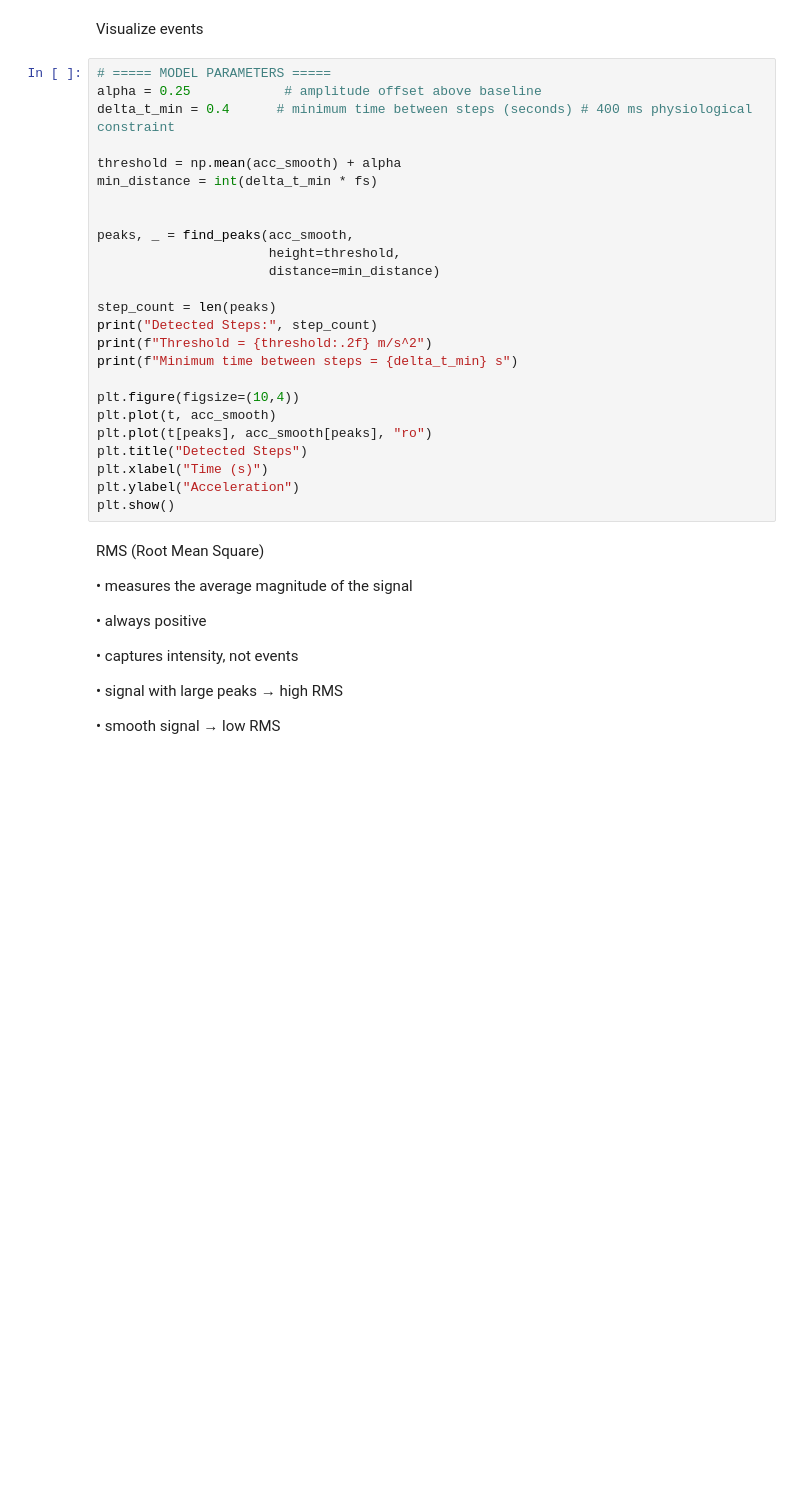
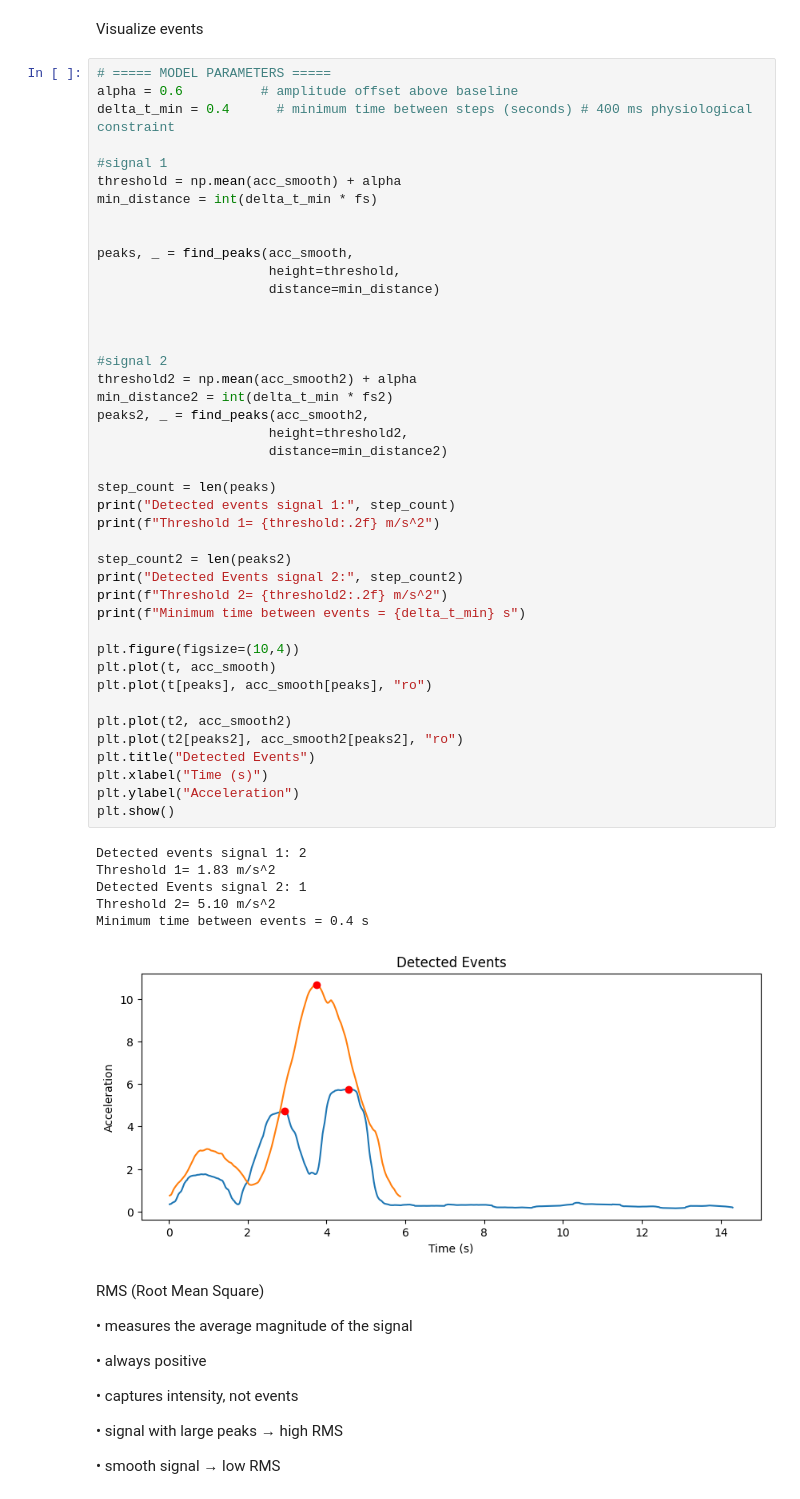
Before and after one commit to franciscotovar/wtd, a Jupyter notebook: Workshop3_From Idea to Measurement/Week7.ipynb, the cells around one changed output. Drawn from its saved outputs; the diff is of its cells as text; blank space fills up the shorter version.

```diff
--- a/Workshop3_From Idea to Measurement/Week7.ipynb
+++ b/Workshop3_From Idea to Measurement/Week7.ipynb
@@ -83,29 +108,53 @@ plt.show()
 Visualize events
 # %%
 # ===== MODEL PARAMETERS =====
-alpha = 0.25            # amplitude offset above baseline
+alpha = 0.6          # amplitude offset above baseline
 delta_t_min = 0.4      # minimum time between steps (seconds) # 400 ms physiological constraint
 
+#signal 1
 threshold = np.mean(acc_smooth) + alpha
 min_distance = int(delta_t_min * fs)
 
 
 peaks, _ = find_peaks(acc_smooth,
                       height=threshold,
                       distance=min_distance)
 
+
+
+#signal 2
+threshold2 = np.mean(acc_smooth2) + alpha
+min_distance2 = int(delta_t_min * fs2)
+peaks2, _ = find_peaks(acc_smooth2,
+                      height=threshold2,
+                      distance=min_distance2)
+
 step_count = len(peaks)
-print("Detected Steps:", step_count)
-print(f"Threshold = {threshold:.2f} m/s^2")
-print(f"Minimum time between steps = {delta_t_min} s")
+print("Detected events signal 1:", step_count)
+print(f"Threshold 1= {threshold:.2f} m/s^2")
+
+step_count2 = len(peaks2)
+print("Detected Events signal 2:", step_count2)
+print(f"Threshold 2= {threshold2:.2f} m/s^2")
+print(f"Minimum time between events = {delta_t_min} s")
 
 plt.figure(figsize=(10,4))
 plt.plot(t, acc_smooth)
 plt.plot(t[peaks], acc_smooth[peaks], "ro")
-plt.title("Detected Steps")
+
+plt.plot(t2, acc_smooth2)
+plt.plot(t2[peaks2], acc_smooth2[peaks2], "ro")
+plt.title("Detected Events")
 plt.xlabel("Time (s)")
 plt.ylabel("Acceleration")
 plt.show()
+# %% [output]
+Detected events signal 1: 2
+Threshold 1= 1.83 m/s^2
+Detected Events signal 2: 1
+Threshold 2= 5.10 m/s^2
+Minimum time between events = 0.4 s
+[figure, added]
 # %% [markdown]
 RMS  (Root Mean Square)
 
```
Also changed, not shown: parts of 16 cells of this notebook.
